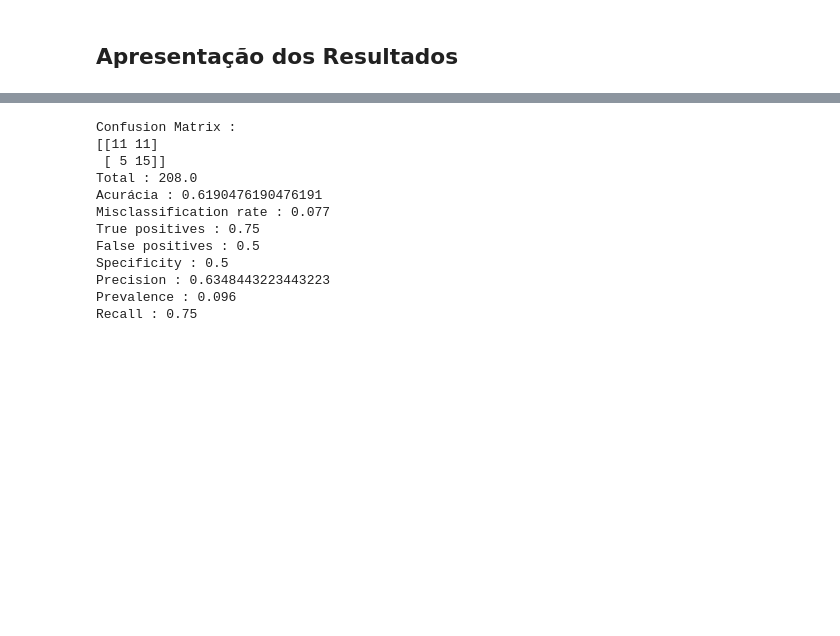
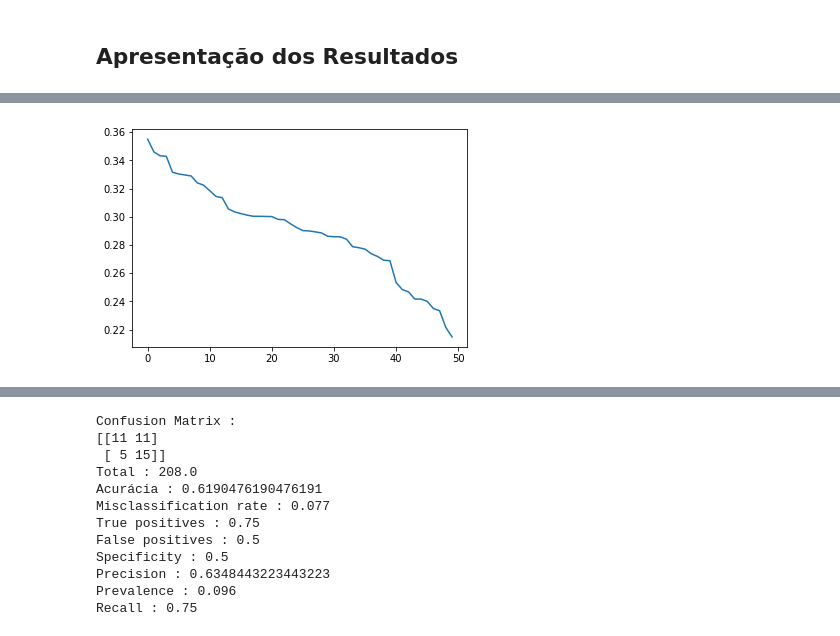
Before and after one commit to BrunoICardoso/DataScience, a Jupyter notebook: Machine Learning II/Trabalho-1-AdaBoosting/Machine Learning II - Aval-1 - Implementação AdaBoosting-v3.ipynb, the cells around one changed output, grey strips where cells are left out. Saved outputs shown, nothing was run; the diff lists cells and outputs as text; code cells hidden in the pictures; blank space fills up the shorter version.

Commit message:
Added visualization

```diff
--- a/Machine Learning II/Trabalho-1-AdaBoosting/Machine Learning II - Aval-1 - Implementação AdaBoosting-v3.ipynb
+++ b/Machine Learning II/Trabalho-1-AdaBoosting/Machine Learning II - Aval-1 - Implementação AdaBoosting-v3.ipynb
@@ -399,0 +339,15 @@ scoresDF
+# %%
+import matplotlib.pyplot as plt
+
+df_error = scoresDF.copy()
+
+plt.figure()
+
+plot1 = plt.plot(df_error.index.values, df_error["Error"])
+#plot1.set_xlabel('Number of iterations', fontsize = 12)
+#plot1.set_xticklabels(range(0,450,50))
+#plot1.set_ylabel('Error rate', fontsize = 12)
+#plot1.set_title('Error rate vs number of iterations', fontsize = 16)
+#plt.axhline(y=error_test[0], linewidth=1, color = 'red', ls = 'dashed')
+# %% [output]
+[figure, added]
```
Also changed, not shown: parts of 7 cells of this notebook.
